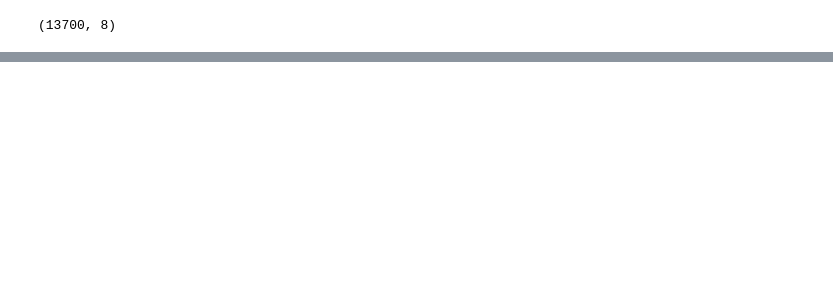
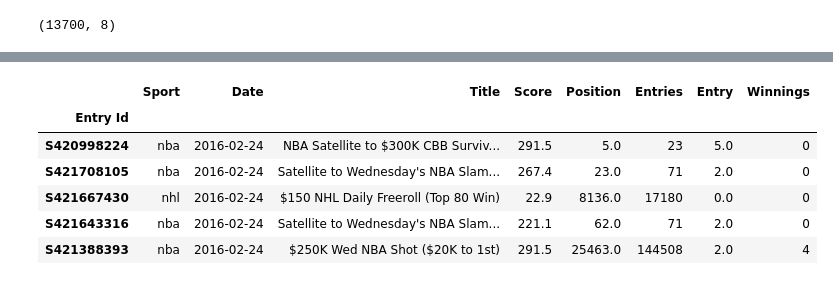
Before and after one commit to triolinho/verbose-octo-sniffle, a Jupyter notebook: fanduel_notebook.ipynb, the cells around one changed output, grey strips where cells are left out. Saved outputs shown, nothing was run; the diff lists cells and outputs as text; code cells hidden in the pictures; blank space fills up the shorter version.

```diff
--- a/fanduel_notebook.ipynb
+++ b/fanduel_notebook.ipynb
@@ -220,0 +221,12 @@ fd_df.to_csv(r'/Users/andrewtriola/Documents/flatiron/final_project/final_projec
+# %%
+fd_df = fd_df.rename(columns={"Entry ($)": "Entry", "Winnings ($)": "Winnings"})
+# %%
+fd_df.head()
+# %% [output]
+|  | Sport | Date | Title | Score | Position | Entries | Entry | Winnings |
+| Entry Id |  |  |  |  |  |  |  |  |
+| S420998224 | nba | 2016-02-24 | NBA Satellite to $300K CBB Surviv... | 291.5 | 5.0 | 23 | 5.0 | 0 |
+| S421708105 | nba | 2016-02-24 | Satellite to Wednesday's NBA Slam... | 267.4 | 23.0 | 71 | 2.0 | 0 |
+| S421667430 | nhl | 2016-02-24 | $150 NHL Daily Freeroll (Top 80 Win) | 22.9 | 8136.0 | 17180 | 0.0 | 0 |
+| S421643316 | nba | 2016-02-24 | Satellite to Wednesday's NBA Slam... | 221.1 | 62.0 | 71 | 2.0 | 0 |
+| S421388393 | nba | 2016-02-24 | $250K Wed NBA Shot ($20K to 1st) | 291.5 | 25463.0 | 144508 | 2.0 | 4 |
```
Also changed, not shown: parts of 8 cells of this notebook, 1 other file.
